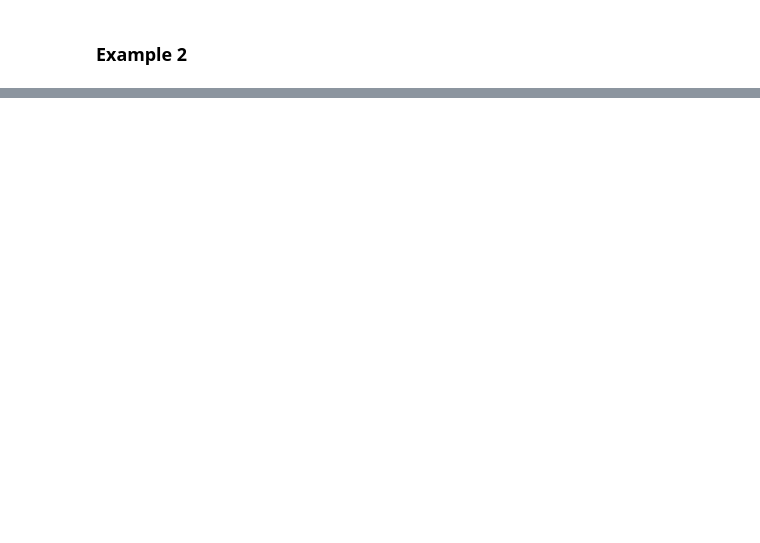
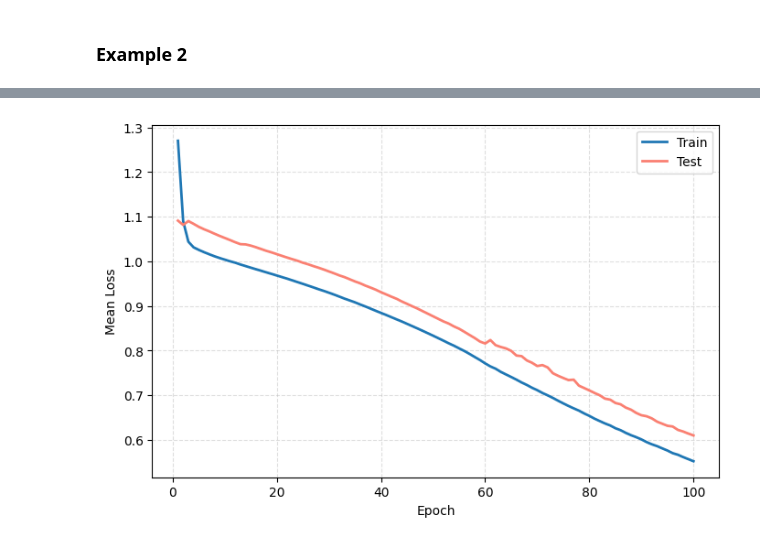
Before and after one commit to Mahan-M47/Multi-Layer-Perceptron-with-NumPy, a Jupyter notebook: mlp.ipynb, the cells around one changed output, grey strips where cells are left out. Drawn from its saved outputs; the diff is of its cells as text; code cells hidden in the pictures; blank space fills up the shorter version.

Commit message:
added momentum and batch gradient descent

```diff
--- a/mlp.ipynb
+++ b/mlp.ipynb
@@ -261,3 +345,22 @@ class MLP:
+# %%
+import matplotlib.pyplot as plt
+
+def plot_loss(train_loss_list, test_loss_list=None, title="", figure_size=(8, 5)):
+
+    plt.figure(figsize=figure_size)
+
+    epochs = np.arange(1, len(train_loss_list) + 1)
+    plt.plot(epochs, train_loss_list, label='Train', linewidth=2)
+    if test_loss_list is not None:
+        plt.plot(epochs, test_loss_list, color='salmon', label='Test', linewidth=2)
+
+    plt.xlabel('Epoch')
+    plt.ylabel(f'Mean Loss')
+    plt.title(title)
+    plt.grid(True, linestyle="--", alpha=0.4)
+    plt.legend()
+    # plt.tight_layout()
+    plt.show()
 # %% [markdown]
 ### Example 1
 # %%
@@ -334,7 +411,23 @@ X = X.to_numpy()
+# %%
+import math
+thresh =  math.ceil(0.8 * len(X))
+
+X_train = X[:thresh]
+y_train = y[:thresh]
+
+X_test = X[thresh:]
+y_test = y[thresh:]
+
+print(len(X_train))
+print(len(X_test))
 # %%
 model = MLP(
     layer_sizes=[7, 16, 32, 16, 8, 3],
     activations=[ReLU, ReLU, ReLU, ReLU, Softmax],
     loss="cross_entropy",
-    lr=0.001
+    lr=0.001,
+    momentum=0,
+    weights_type="kaiming"
 )
+
+print(model)
@@ -343,3 +446,4 @@ model = MLP(
 # %%
-model.train(X, y, epochs=100, print_interval=10)
+model.train(X_train, y_train, epochs=100, print_interval=10, batch_size=10,
+            test_model=True, X_test=X_test, Y_test=y_test)
 # %% [output]
@@ -356,3 +460,7 @@ Epoch 100, Loss: 0.2636566744973467
+# %%
+plot_loss(model.train_loss_list, model.test_loss_list)
+# %% [output]
+[figure, added]
 # %%
 v = model.forward(X[130])
 print(v)
```
Also changed, not shown: parts of 30 cells of this notebook, 1 other file.
